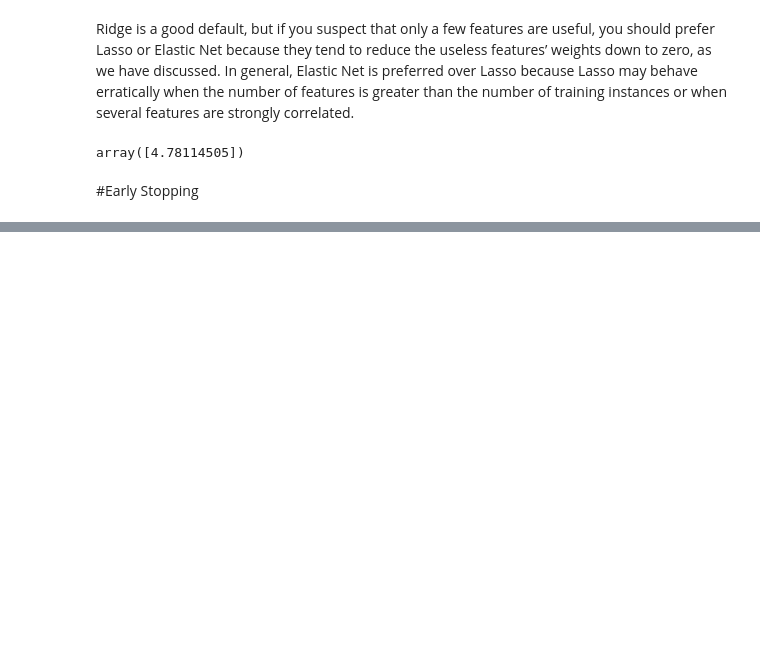
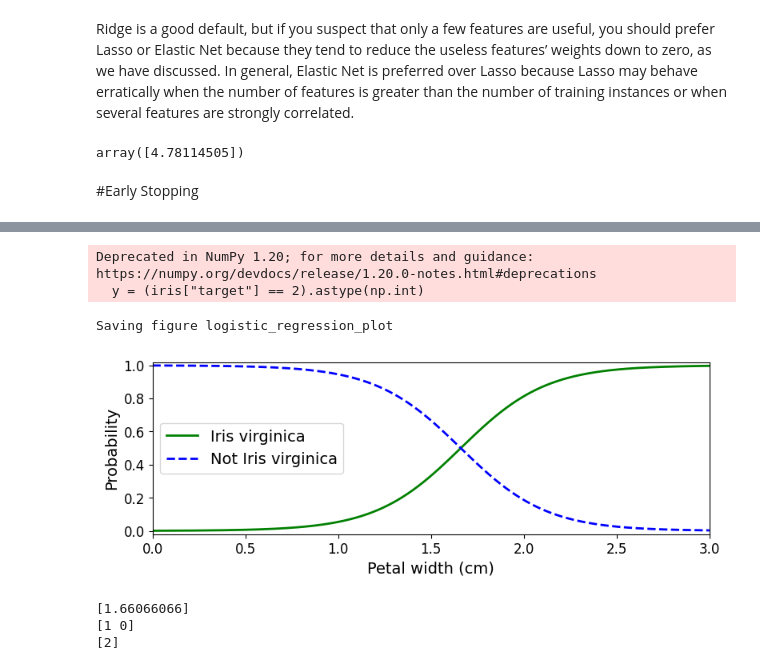
Before and after one commit to andysingal/machine-learning, a Jupyter notebook: Training_Models_Regularization.ipynb, the cells around one changed output, grey strips where cells are left out. Cells and saved outputs as stored; diff of their text form; code cells hidden in the pictures; blank space fills up the shorter version.

```diff
--- a/Training_Models_Regularization.ipynb
+++ b/Training_Models_Regularization.ipynb
@@ -275,0 +322,44 @@ for epoch in range(1000):
+# %%
+from sklearn import datasets
+iris = datasets.load_iris()
+list(iris.keys())
+
+X = iris["data"][:, 3:]
+y = (iris["target"] == 2).astype(np.int)
+
+#@Logistic Regression
+from sklearn.linear_model import LogisticRegression
+log_reg = LogisticRegression(solver="lbfgs", random_state=42)
+log_reg.fit(X, y)
+
+X_new = np.linspace(0, 3, 1000).reshape(-1, 1)
+y_proba = log_reg.predict_proba(X_new)
+plt.figure(figsize=(8, 3))
+plt.plot(X_new, y_proba[:, 1], "g-", linewidth=2, label="Iris virginica")
+plt.plot(X_new, y_proba[:, 0], "b--", linewidth=2, label="Not Iris virginica")
+plt.xlabel("Petal width (cm)", fontsize=14)
+plt.ylabel("Probability", fontsize=14)
+plt.legend(loc="center left", fontsize=14)
+plt.axis([0, 3, -0.02, 1.02])
+save_fig("logistic_regression_plot")
+plt.show()
+
+decision_boundary = X_new[y_proba[:, 1] >= 0.5][0]
+print(decision_boundary)
+print(log_reg.predict([[1.7], [1.5]]))
+
+#@Softmax Regression, or Multinomial Logistic Regression
+X = iris["data"][:, (2, 3)]  # petal length, petal width
+y = iris["target"]
+
+softmax_reg = LogisticRegression(multi_class="multinomial",solver="lbfgs", C=10, random_state=42)
+softmax_reg.fit(X, y)
+print(softmax_reg.predict([[5, 2]]))
+# %% [output]
+Deprecated in NumPy 1.20; for more details and guidance: https://numpy.org/devdocs/release/1.20.0-notes.html#deprecations
+  y = (iris["target"] == 2).astype(np.int)
+Saving figure logistic_regression_plot
+[figure, added]
+[1.66066066]
+[1 0]
+[2]
```
Also changed, not shown: parts of 4 cells of this notebook.
